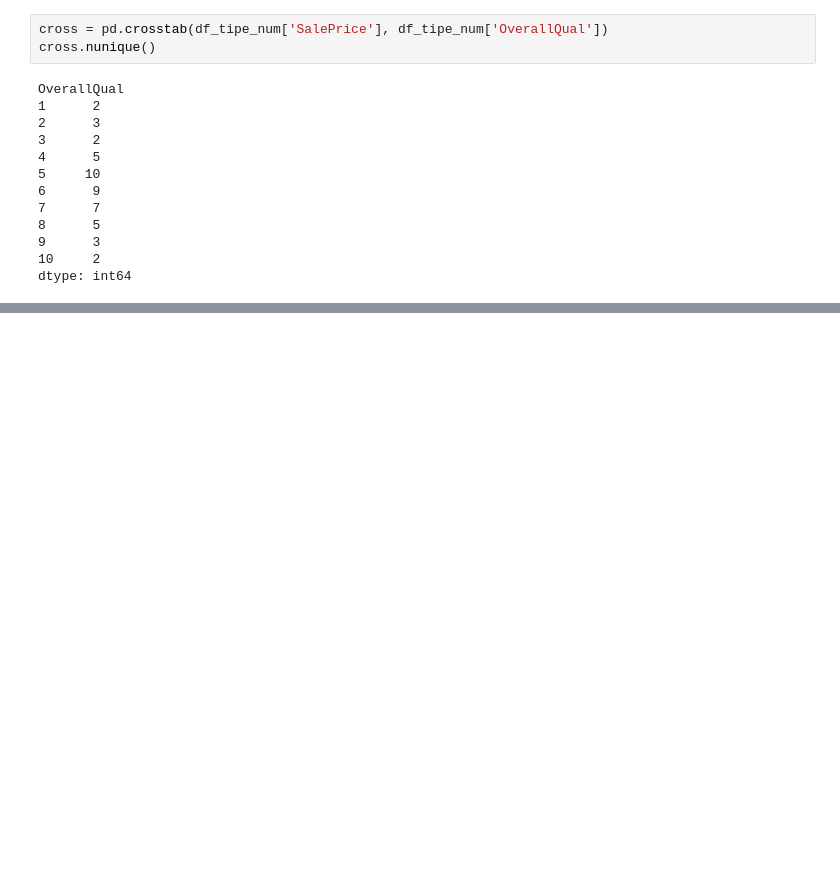
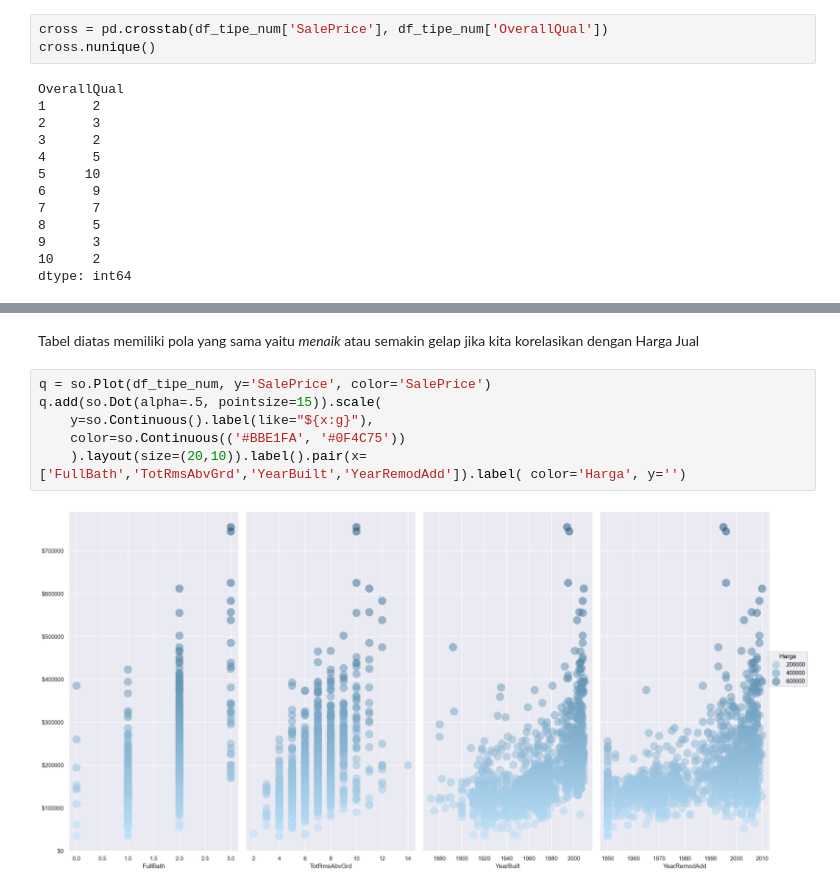
Before and after one commit to arya475/Data-Science-house-price-predict, a Jupyter notebook: main.ipynb, the cells around one changed output, grey strips where cells are left out. Drawn from its saved outputs; the diff is of its cells as text; blank space fills up the shorter version.

```diff
--- a/main.ipynb
+++ b/main.ipynb
@@ -125,0 +133,10 @@ np.int64(6)
+# %% [markdown]
+Tabel diatas memiliki pola yang sama yaitu *menaik* atau semakin gelap jika kita korelasikan dengan Harga Jual
+# %%
+q = so.Plot(df_tipe_num, y='SalePrice', color='SalePrice')
+q.add(so.Dot(alpha=.5, pointsize=15)).scale(
+    y=so.Continuous().label(like="${x:g}"),
+    color=so.Continuous(('#BBE1FA', '#0F4C75'))
+    ).layout(size=(20,10)).label().pair(x=['FullBath','TotRmsAbvGrd','YearBuilt','YearRemodAdd']).label( color='Harga', y='')
+# %% [output]
+[figure, added]
```
Also changed, not shown: parts of 3 cells of this notebook.
